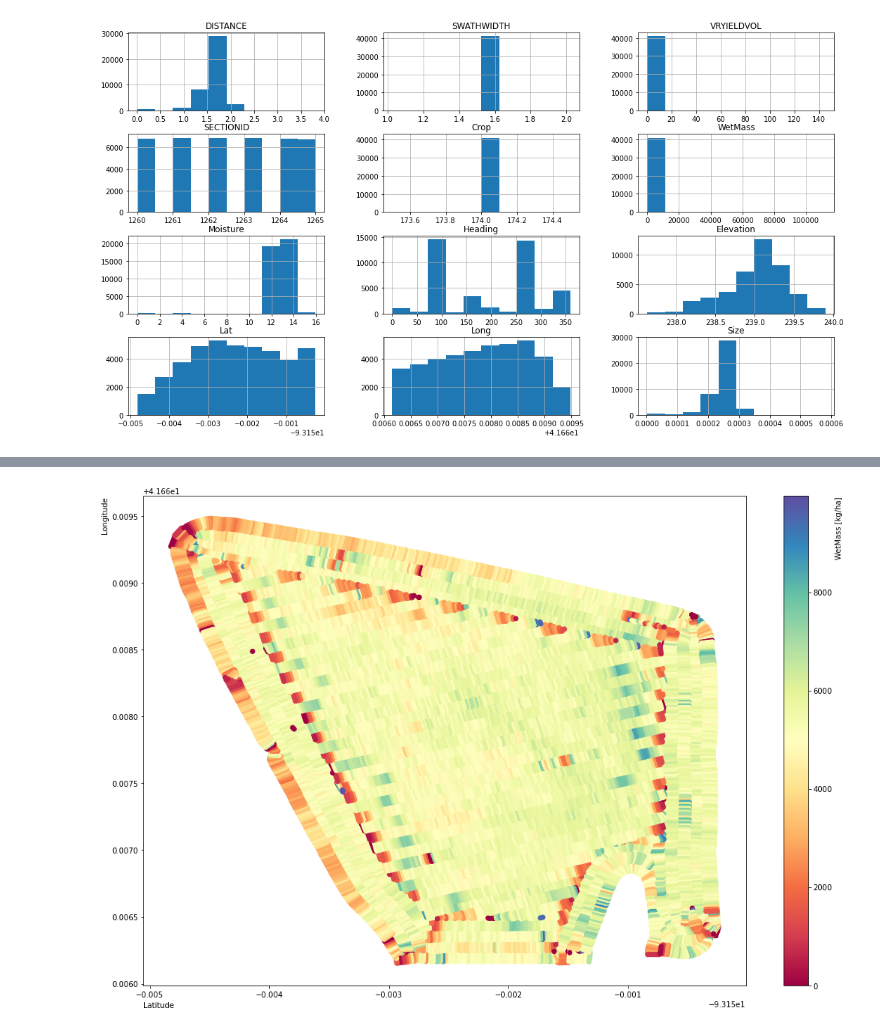
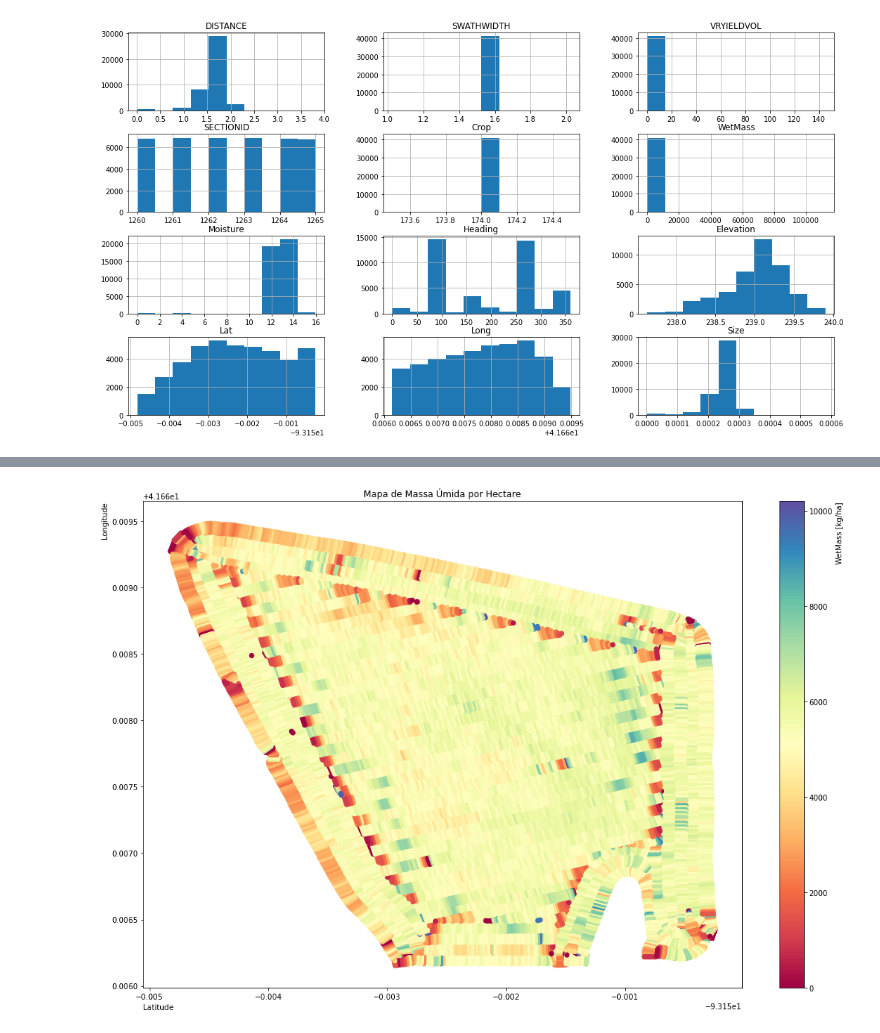
Before and after one commit to agomes94/tec_embarcada_harvest_shp, a Jupyter notebook: tec_embarcada_harvest_shp.ipynb, the cells around one changed output, grey strips where cells are left out. Cells and saved outputs as stored; diff of their text form; code cells hidden in the pictures.

```diff
--- a/tec_embarcada_harvest_shp.ipynb
+++ b/tec_embarcada_harvest_shp.ipynb
@@ -131,0 +173,3 @@ ax.scatter(px, py, color = 'b', marker = '.', s = 5)
+# %%
+#Retirando Outliers
+sf_df_loc = sf_df[sf_df['WetMass']<2*sf_df['WetMass'].mean()]
@@ -132,18 +194,18 @@ ax.scatter(px, py, color = 'b', marker = '.', s = 5)
 # %%
+#Mapa de Massa Úmida por Hectare
 fig, ax = plt.subplots(figsize = (18,12))
-
-sf_df_loc = sf_df[sf_df['WetMass']<10000]
 
 px = sf_df_loc['Lat']
 py = sf_df_loc['Long']
 pz = sf_df_loc['WetMass']
 
+ax.set_title('Mapa de Massa Úmida por Hectare')
 sc = ax.scatter(px, py, c=pz, cmap="Spectral")#"RdYlGn")
 ax.set_ylabel('Longitude', loc='top')
 ax.set_xlabel('Latitude', loc='left')
 cbar = fig.colorbar(sc)
 cbar.set_label("WetMass [kg/ha]", loc='top')
 
 plt.show()
 # %% [output]
-[figure, old version]
+[figure, new version]
```
Also changed, not shown: parts of 19 cells of this notebook.
